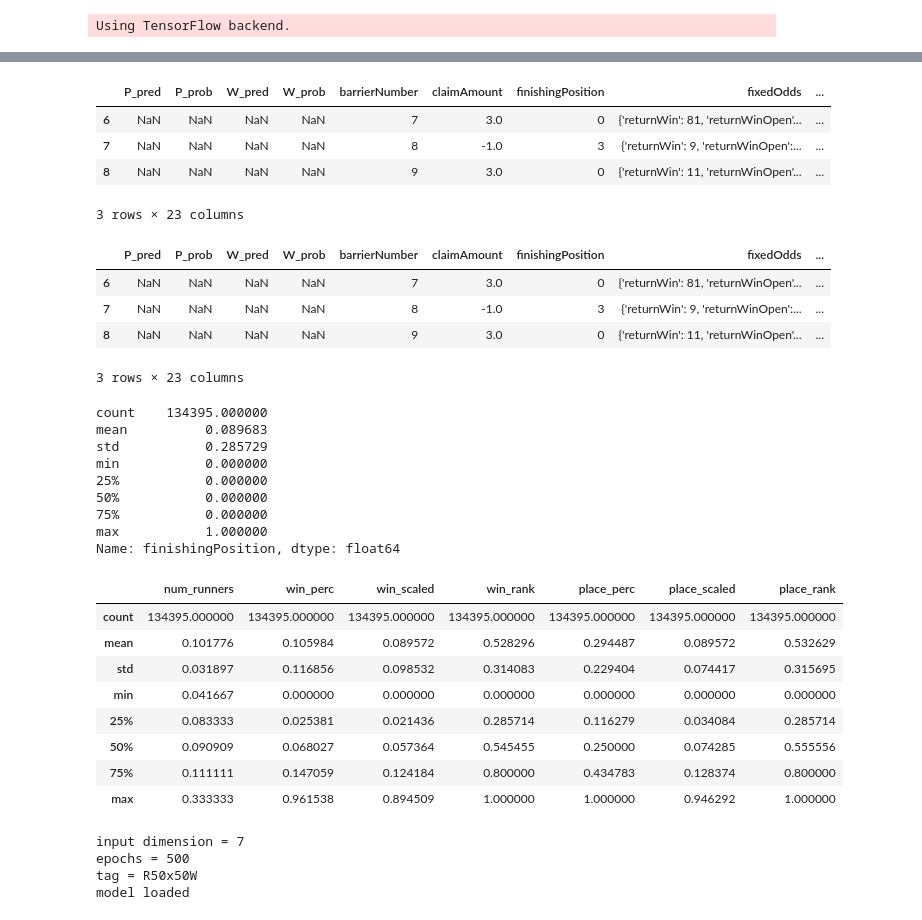
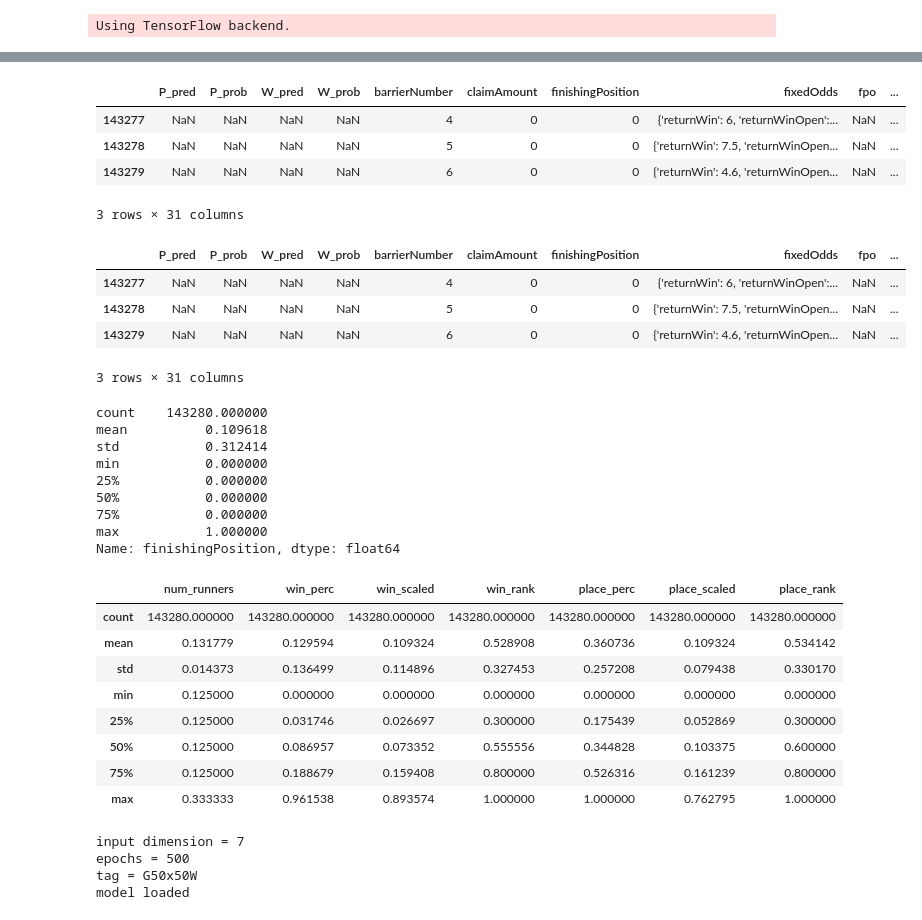
Before and after one commit to Tjorriemorrie/tabby, a Jupyter notebook: each_way/v2/Keras Training.ipynb, the cells around one changed output, grey strips where cells are left out. Cells and saved outputs as stored; diff of their text form; code cells hidden in the pictures.

```diff
--- a/each_way/v2/Keras Training.ipynb
+++ b/each_way/v2/Keras Training.ipynb
@@ -17,15 +17,15 @@ Using TensorFlow backend.
 # %%
 version = 'v2'
 
-# R  W  111111111111
-# R  P  11111111111
-# G  W  11111111111
-# G  P  11111111111
-# H  W  11111111111
-# H  P  11111111111
+# R  W  1111111111111
+# R  P  111111111111
+# G  W  1111111111111
+# G  P  111111111111
+# H  W  111111111111
+# H  P  111111111111
 
-category = 'R'
-# category = 'G'
+# category = 'R'
+category = 'G'
 # category = 'H'
 
 bet_type = 'W'
@@ -64,25 +63,26 @@ See the caveats in the documentation: http://pandas.pydata.org/pandas-docs/stabl
 # %%
 # extract runners from races
-data_all = pd.DataFrame()
+data_all = []
 for ri, race in dfo.iterrows():
-    data_all = data_all.append(race['runners'])
+    data_all.extend(race['runners'])
+data_all = pd.DataFrame(data_all)
 data_all.tail(3)
 # %% [output]
-|  | P_pred | P_prob | W_pred | W_prob | barrierNumber | claimAmount | finishingPosition | fixedOdds | ... |
-| 6 | NaN | NaN | NaN | NaN | 7 | 3.0 | 0 | {'returnWin': 81, 'returnWinOpen'... | ... |
-| 7 | NaN | NaN | NaN | NaN | 8 | -1.0 | 3 | {'returnWin': 9, 'returnWinOpen':... | ... |
-| 8 | NaN | NaN | NaN | NaN | 9 | 3.0 | 0 | {'returnWin': 11, 'returnWinOpen'... | ... |
+|  | P_pred | P_prob | W_pred | W_prob | barrierNumber | claimAmount | finishingPosition | fixedOdds | fpo | ... |
+| 143277 | NaN | NaN | NaN | NaN | 4 | 0 | 0 | {'returnWin': 6, 'returnWinOpen':... | NaN | ... |
+| 143278 | NaN | NaN | NaN | NaN | 5 | 0 | 0 | {'returnWin': 7.5, 'returnWinOpen... | NaN | ... |
+| 143279 | NaN | NaN | NaN | NaN | 6 | 0 | 0 | {'returnWin': 4.6, 'returnWinOpen... | NaN | ... |
-3 rows × 23 columns
+3 rows × 31 columns
 # %%
 # drop scratched
 data = data_all.dropna(subset=['has_odds'])
 data.tail(3)
 # %% [output]
-|  | P_pred | P_prob | W_pred | W_prob | barrierNumber | claimAmount | finishingPosition | fixedOdds | ... |
-| 6 | NaN | NaN | NaN | NaN | 7 | 3.0 | 0 | {'returnWin': 81, 'returnWinOpen'... | ... |
-| 7 | NaN | NaN | NaN | NaN | 8 | -1.0 | 3 | {'returnWin': 9, 'returnWinOpen':... | ... |
-| 8 | NaN | NaN | NaN | NaN | 9 | 3.0 | 0 | {'returnWin': 11, 'returnWinOpen'... | ... |
+|  | P_pred | P_prob | W_pred | W_prob | barrierNumber | claimAmount | finishingPosition | fixedOdds | fpo | ... |
+| 143277 | NaN | NaN | NaN | NaN | 4 | 0 | 0 | {'returnWin': 6, 'returnWinOpen':... | NaN | ... |
+| 143278 | NaN | NaN | NaN | NaN | 5 | 0 | 0 | {'returnWin': 7.5, 'returnWinOpen... | NaN | ... |
+| 143279 | NaN | NaN | NaN | NaN | 6 | 0 | 0 | {'returnWin': 4.6, 'returnWinOpen... | NaN | ... |
-3 rows × 23 columns
+3 rows × 31 columns
 # %%
 # get label data
 Y = data['finishingPosition']
@@ -97,9 +97,9 @@ Y = Y.astype(int)
 # Y.head(10)
 Y.describe()
 # %% [output]
-count    134395.000000
-mean          0.089683
-std           0.285729
+count    143280.000000
+mean          0.109618
+std           0.312414
 min           0.000000
 25%           0.000000
 50%           0.000000
@@ -118,14 +118,14 @@ X = pd.concat([xn, xwp, xws, xwr, xpp, xps, xpr], axis=1)
 X.describe()
 # %% [output]
 |  | num_runners | win_perc | win_scaled | win_rank | place_perc | place_scaled | place_rank |
-| count | 134395.000000 | 134395.000000 | 134395.000000 | 134395.000000 | 134395.000000 | 134395.000000 | 134395.000000 |
-| mean | 0.101776 | 0.105984 | 0.089572 | 0.528296 | 0.294487 | 0.089572 | 0.532629 |
-| std | 0.031897 | 0.116856 | 0.098532 | 0.314083 | 0.229404 | 0.074417 | 0.315695 |
-| min | 0.041667 | 0.000000 | 0.000000 | 0.000000 | 0.000000 | 0.000000 | 0.000000 |
-| 25% | 0.083333 | 0.025381 | 0.021436 | 0.285714 | 0.116279 | 0.034084 | 0.285714 |
-| 50% | 0.090909 | 0.068027 | 0.057364 | 0.545455 | 0.250000 | 0.074285 | 0.555556 |
-| 75% | 0.111111 | 0.147059 | 0.124184 | 0.800000 | 0.434783 | 0.128374 | 0.800000 |
-| max | 0.333333 | 0.961538 | 0.894509 | 1.000000 | 1.000000 | 0.946292 | 1.000000 |
+| count | 143280.000000 | 143280.000000 | 143280.000000 | 143280.000000 | 143280.000000 | 143280.000000 | 143280.000000 |
+| mean | 0.131779 | 0.129594 | 0.109324 | 0.528908 | 0.360736 | 0.109324 | 0.534142 |
+| std | 0.014373 | 0.136499 | 0.114896 | 0.327453 | 0.257208 | 0.079438 | 0.330170 |
+| min | 0.125000 | 0.000000 | 0.000000 | 0.000000 | 0.000000 | 0.000000 | 0.000000 |
+| 25% | 0.125000 | 0.031746 | 0.026697 | 0.300000 | 0.175439 | 0.052869 | 0.300000 |
+| 50% | 0.125000 | 0.086957 | 0.073352 | 0.555556 | 0.344828 | 0.103375 | 0.600000 |
+| 75% | 0.125000 | 0.188679 | 0.159408 | 0.800000 | 0.526316 | 0.161239 | 0.800000 |
+| max | 0.333333 | 0.961538 | 0.893574 | 1.000000 | 1.000000 | 0.762795 | 1.000000 |
 # %%
 # For a single-input model with 2 classes (binary classification):
 
@@ -157,7 +157,7 @@ except OSError:
 # %% [output]
 input dimension = 7
 epochs = 500
-tag = R50x50W
+tag = G50x50W
 model loaded
 # %%
 # Train the model, iterating on the data in batches of 32 samples
```
Also changed, not shown: parts of 3 cells of this notebook, 43 other files.
